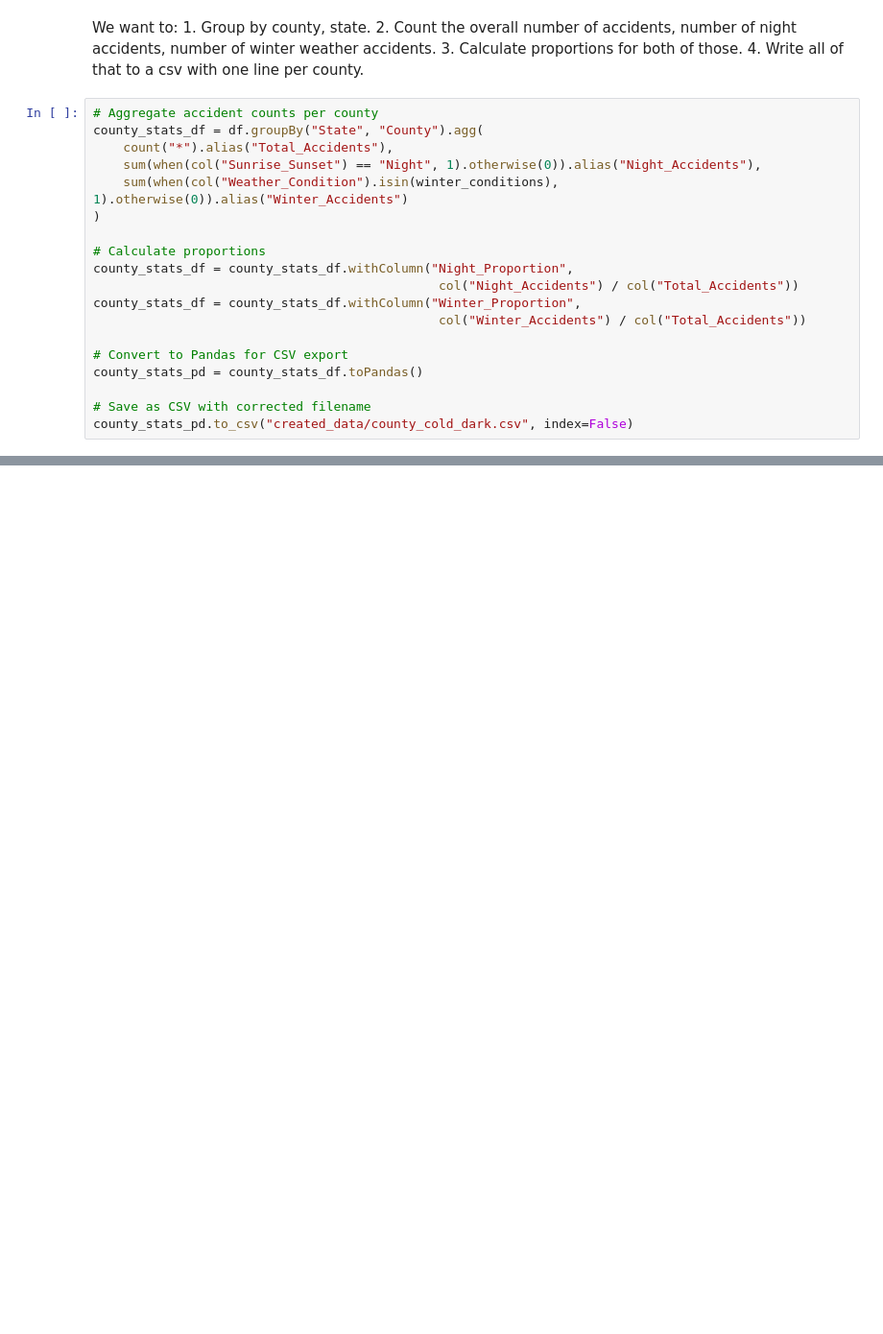
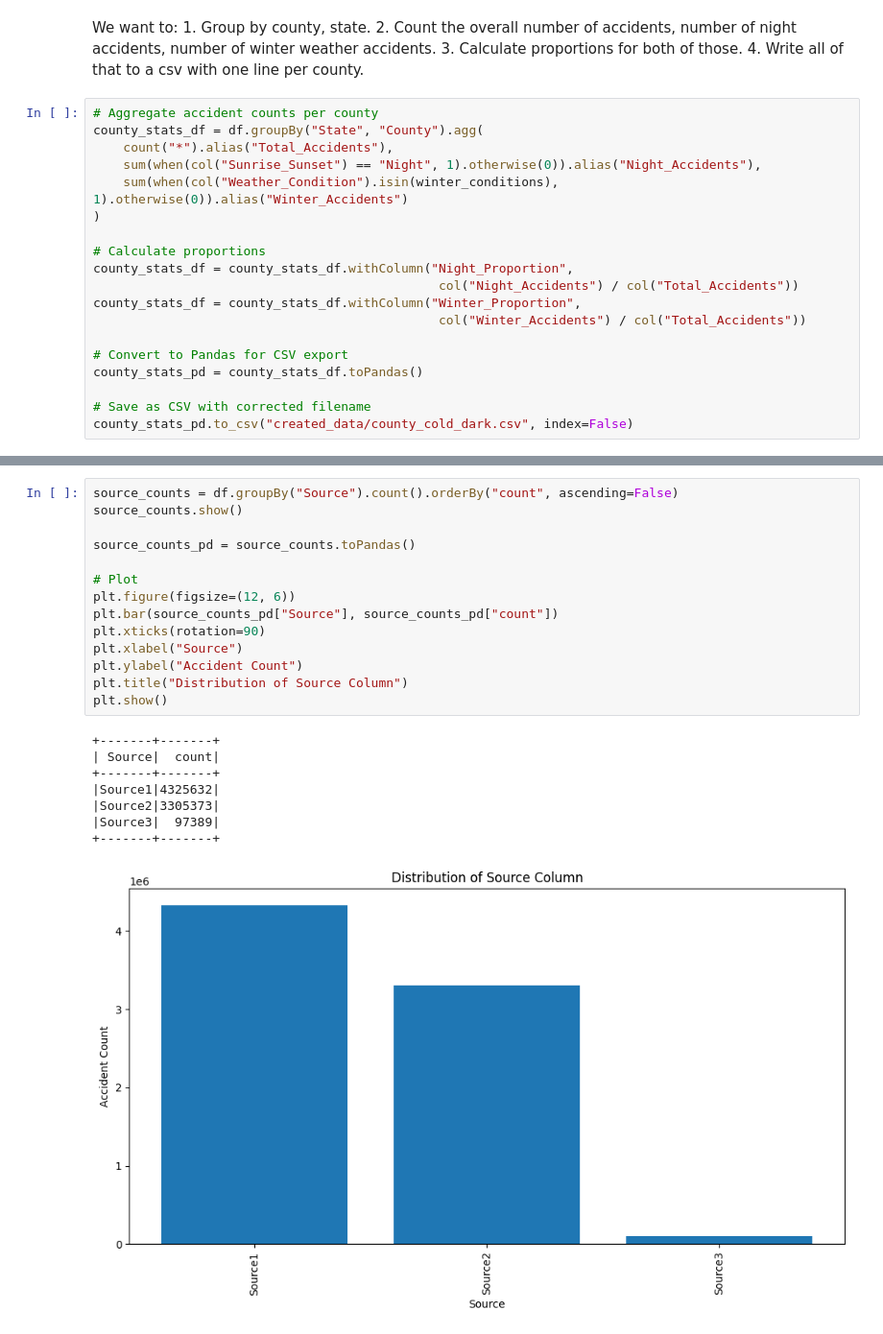
Before and after one commit to pauldennis2/collision-insights, a Jupyter notebook: col_insights.ipynb, the cells around one changed output, grey strips where cells are left out. Shown at 96% size. Saved outputs shown, nothing was run; the diff lists cells and outputs as text; blank space fills up the shorter version.

```diff
--- a/col_insights.ipynb
+++ b/col_insights.ipynb
@@ -1160,0 +1174,23 @@ county_stats_pd.to_csv("created_data/county_cold_dark.csv", index=False)
+# %%
+source_counts = df.groupBy("Source").count().orderBy("count", ascending=False)
+source_counts.show()
+
+source_counts_pd = source_counts.toPandas()
+
+# Plot
+plt.figure(figsize=(12, 6))
+plt.bar(source_counts_pd["Source"], source_counts_pd["count"])
+plt.xticks(rotation=90)
+plt.xlabel("Source")
+plt.ylabel("Accident Count")
+plt.title("Distribution of Source Column")
+plt.show()
+# %% [output]
++-------+-------+
+| Source|  count|
++-------+-------+
+|Source1|4325632|
+|Source2|3305373|
+|Source3|  97389|
++-------+-------+
+[figure, added]
```
Also changed, not shown: parts of 8 cells of this notebook, 2 other files.
